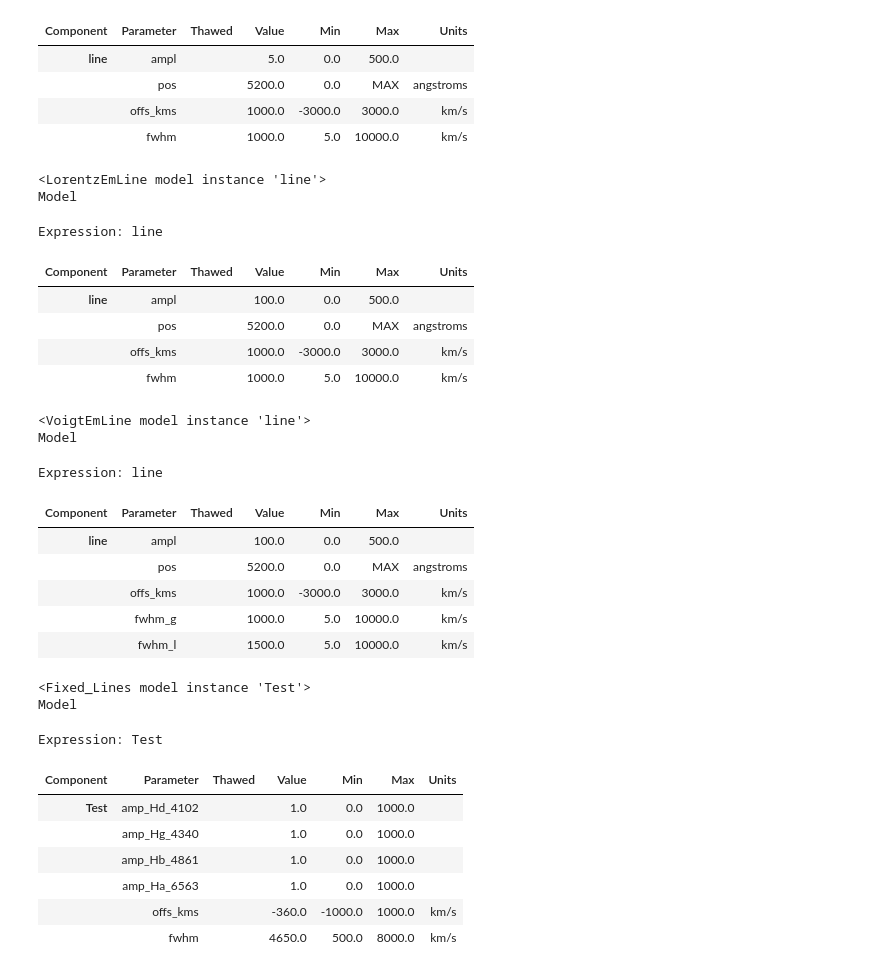
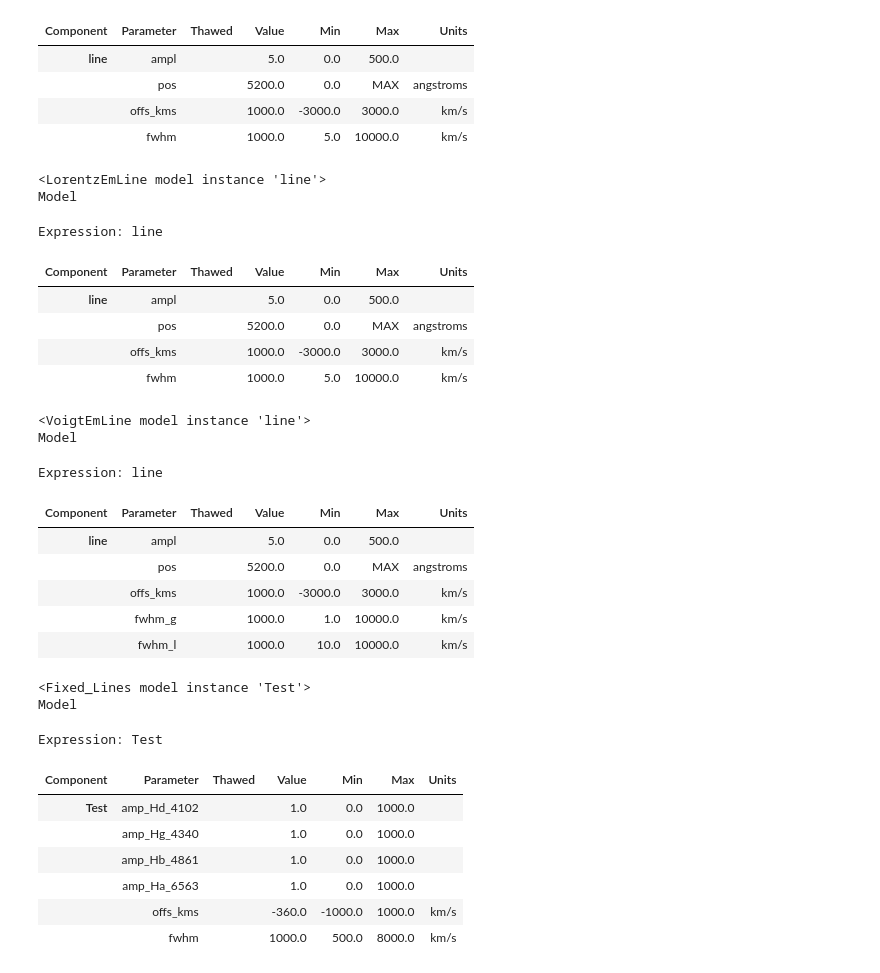
Before and after one commit to pier-astro/AGNLab, a Jupyter notebook: examples/Test_Models.ipynb, the cells around one changed output. Cells and saved outputs as stored; diff of their text form; code cells hidden in the pictures.

```diff
--- a/examples/Test_Models.ipynb
+++ b/examples/Test_Models.ipynb
@@ -24,33 +24,33 @@ Expression: line
 |  | offs_kms |  | 1000.0 | -3000.0 | 3000.0 | km/s |
 |  | fwhm |  | 1000.0 | 5.0 | 10000.0 | km/s |
 # %%
-m_lorentz = AGNFitLabModels.create_line(name='line', pos=5200, ampl=100, fwhm=1000, offset=1000, profile='lorentz')
+m_lorentz = AGNFitLabModels.create_line(name='line', pos=5200, ampl=5, fwhm=1000, offset=1000, profile='lorentz')
 m_lorentz
 # %% [output]
 <LorentzEmLine model instance 'line'>
 Model
 Expression: line
 | Component | Parameter | Thawed | Value | Min | Max | Units |
-| line | ampl |  | 100.0 | 0.0 | 500.0 |  |
+| line | ampl |  | 5.0 | 0.0 | 500.0 |  |
 |  | pos |  | 5200.0 | 0.0 | MAX | angstroms |
 |  | offs_kms |  | 1000.0 | -3000.0 | 3000.0 | km/s |
 |  | fwhm |  | 1000.0 | 5.0 | 10000.0 | km/s |
 # %%
-m_voigt = AGNFitLabModels.create_voigt_line(name='line', pos=5200, ampl=100, fwhm_g=1000, fwhm_l=1500, offset=1000)
+m_voigt = AGNFitLabModels.create_voigt_line(name='line', pos=5200, ampl=5, fwhm_g=1000, fwhm_l=1000, offset=1000)
 m_voigt
 # %% [output]
 <VoigtEmLine model instance 'line'>
 Model
 Expression: line
 | Component | Parameter | Thawed | Value | Min | Max | Units |
-| line | ampl |  | 100.0 | 0.0 | 500.0 |  |
+| line | ampl |  | 5.0 | 0.0 | 500.0 |  |
 |  | pos |  | 5200.0 | 0.0 | MAX | angstroms |
 |  | offs_kms |  | 1000.0 | -3000.0 | 3000.0 | km/s |
-|  | fwhm_g |  | 1000.0 | 5.0 | 10000.0 | km/s |
-|  | fwhm_l |  | 1500.0 | 5.0 | 10000.0 | km/s |
+|  | fwhm_g |  | 1000.0 | 1.0 | 10000.0 | km/s |
+|  | fwhm_l |  | 1000.0 | 10.0 | 10000.0 | km/s |
 # %%
 fixed_ori = FantasyModels.create_fixed_model(['hydrogen.csv'], name='Test',
-                                         fwhm=4650, min_fwhm=500, max_fwhm=8000,
+                                         fwhm=1000, min_fwhm=500, max_fwhm=8000,
                                          offset=-360., min_offset=-1000, max_offset=1000,
                                          amplitude=1, min_amplitude=0, max_amplitude=1000)
 fixed_ori
@@ -64,6 +64,6 @@ Expression: Test
 |  | amp_Hb_4861 |  | 1.0 | 0.0 | 1000.0 |  |
 |  | amp_Ha_6563 |  | 1.0 | 0.0 | 1000.0 |  |
 |  | offs_kms |  | -360.0 | -1000.0 | 1000.0 | km/s |
-|  | fwhm |  | 4650.0 | 500.0 | 8000.0 | km/s |
+|  | fwhm |  | 1000.0 | 500.0 | 8000.0 | km/s |
 # %%
 my_fixed = AGNFitLabModels.create_fixed_model(['hydrogen.csv'], name='Test',
```
Also changed, not shown: parts of 5 cells of this notebook, 4 other files.
